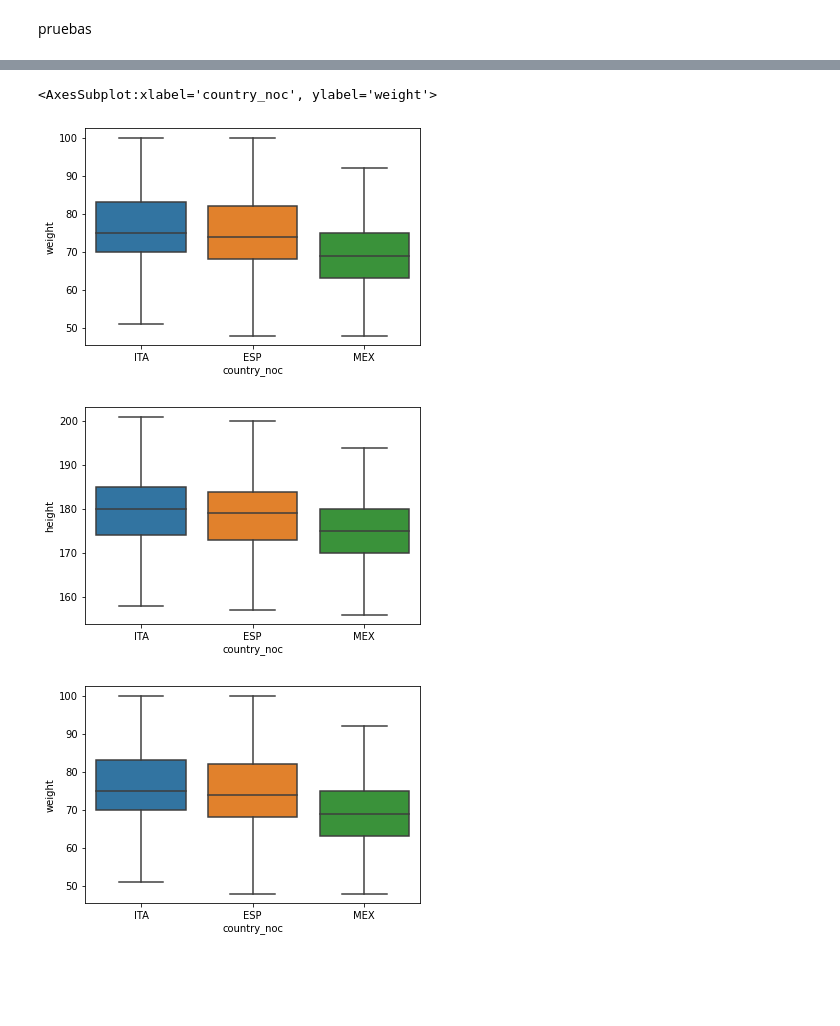
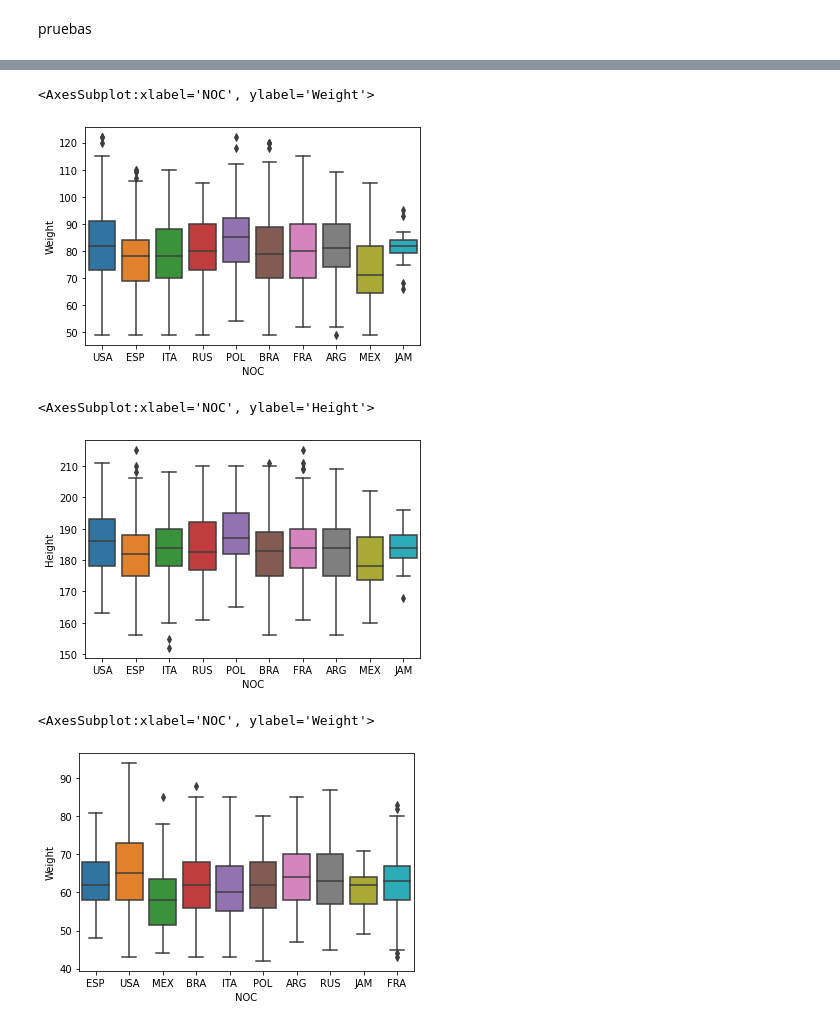
Before and after one commit to KenetOrellana/ML-Supervisado-y-No-Supervisado, a Jupyter notebook: Dataset_Proyecto_Final.ipynb, the cells around one changed output, grey strips where cells are left out. Saved outputs shown, nothing was run; the diff lists cells and outputs as text; code cells hidden in the pictures; blank space fills up the shorter version.

```diff
--- a/Dataset_Proyecto_Final.ipynb
+++ b/Dataset_Proyecto_Final.ipynb
@@ -327,5 +323,5 @@ OA_m2["height"] = OA_m2.apply(lambda r: getRealHeight(r), axis = 1)
 # %%
-OA_m2 = OA_m2.loc[:, ["athlete_id", "name", "sex", "born", "height", "country", "country_noc"]]
+OA_m2 = OA_m2.loc[:, ['Name', 'ID', 'Sex', 'Age', 'Height', 'Weight', 'NOC', 'Year', 'Sport']]
 # %%
 OA_m2.head(2)
 # %% [output]
@@ -335,7 +331,5 @@ OA_m2.head(2)
 # %% [markdown]
 ### Resultado final de análisis de valores atípicos
 # %%
-OA_f = OA_m1.merge(OA_m2, on = ["athlete_id", "name", "sex", "born", "country", "country_noc"], how = "left")
+OA_f = OA_m1.merge(OA_m2, on = ['Name', 'ID', 'Sex', 'Age', 'Height', 'Weight', 'NOC', 'Sport'], how = "left")
-# %%
-OA_f = OA_f.loc[:, ["athlete_id", "name", "sex", "country_noc", "born", "height", "weight"]]
 # %% [markdown]
@@ -353,18 +361,18 @@ men_f = OA_f.loc[(OA_f["sex"] == "Male") & (OA_f["country_noc"].isin(["MEX", "IT
 # %%
-sns.boxplot( data=men_f  , x="country_noc" , y="weight" )
+sns.boxplot( data=men_f  , x="NOC" , y="Weight" )
 # %% [output]
-<AxesSubplot:xlabel='country_noc', ylabel='weight'>
+<AxesSubplot:xlabel='NOC', ylabel='Weight'>
-[figure, old version]
+[figure, new version]
 # %%
-sns.boxplot( data=men_f  , x="country_noc" , y="height" )
-plt.show()
+sns.boxplot( data=men_f  , x="NOC" , y="Height" )
 # %% [output]
+<AxesSubplot:xlabel='NOC', ylabel='Height'>
-[figure, old version]
+[figure, new version]
 # %%
-woman_f = OA_f.loc[(OA_f["sex"] == "Female") & (OA_f["country_noc"].isin(["MEX", "ITA", "ESP"])) , :]
+woman_f = OA_f.loc[(OA_f["Sex"] == "F") , :]
 # %%
-sns.boxplot( data=men_f  , x="country_noc" , y="weight" )
-plt.show()
+sns.boxplot( data=woman_f  , x="NOC" , y="Weight" )
 # %% [output]
+<AxesSubplot:xlabel='NOC', ylabel='Weight'>
-[figure, old version]
+[figure, new version]
 # %%
```
Also changed, not shown: parts of 168 cells of this notebook.
